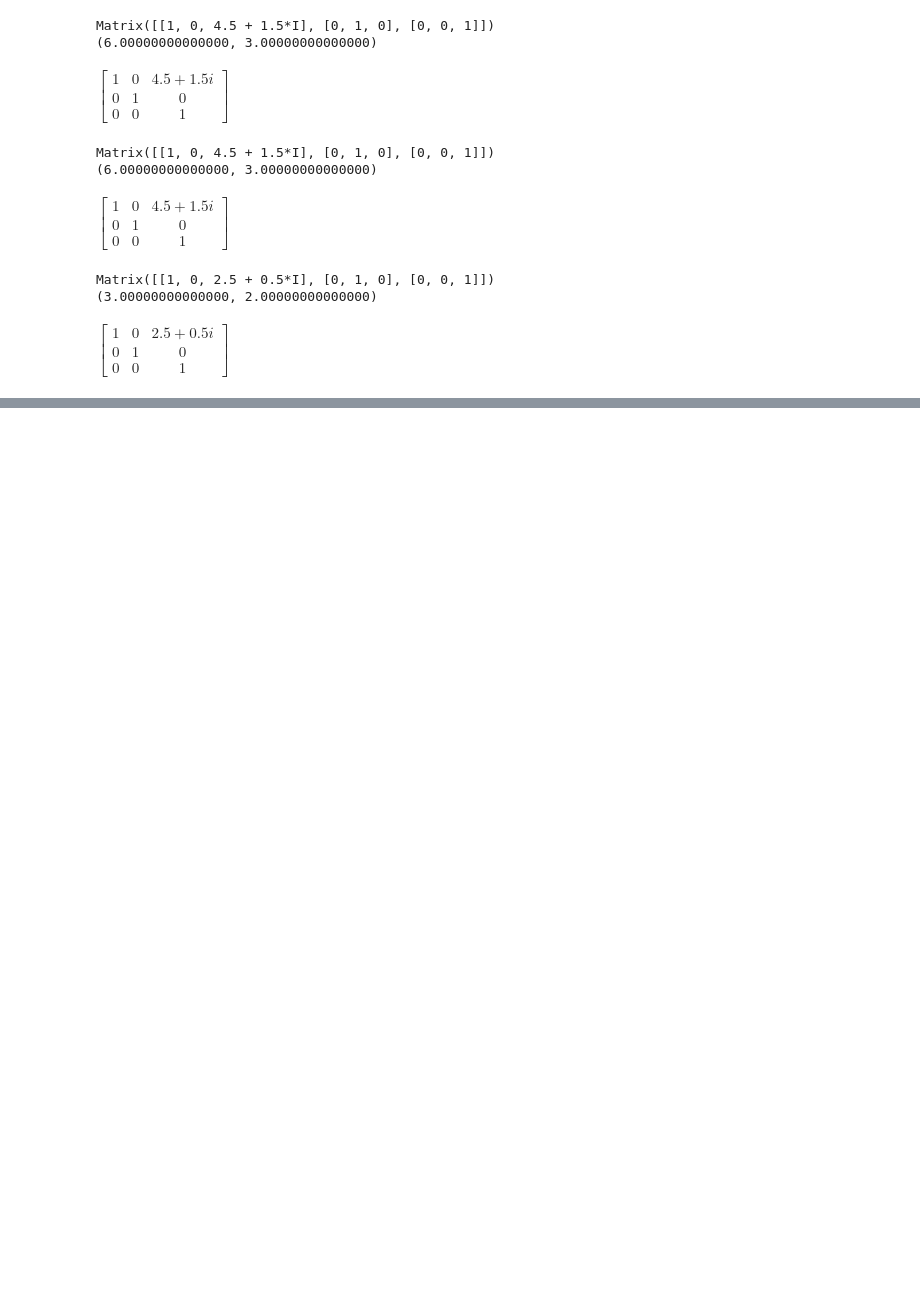
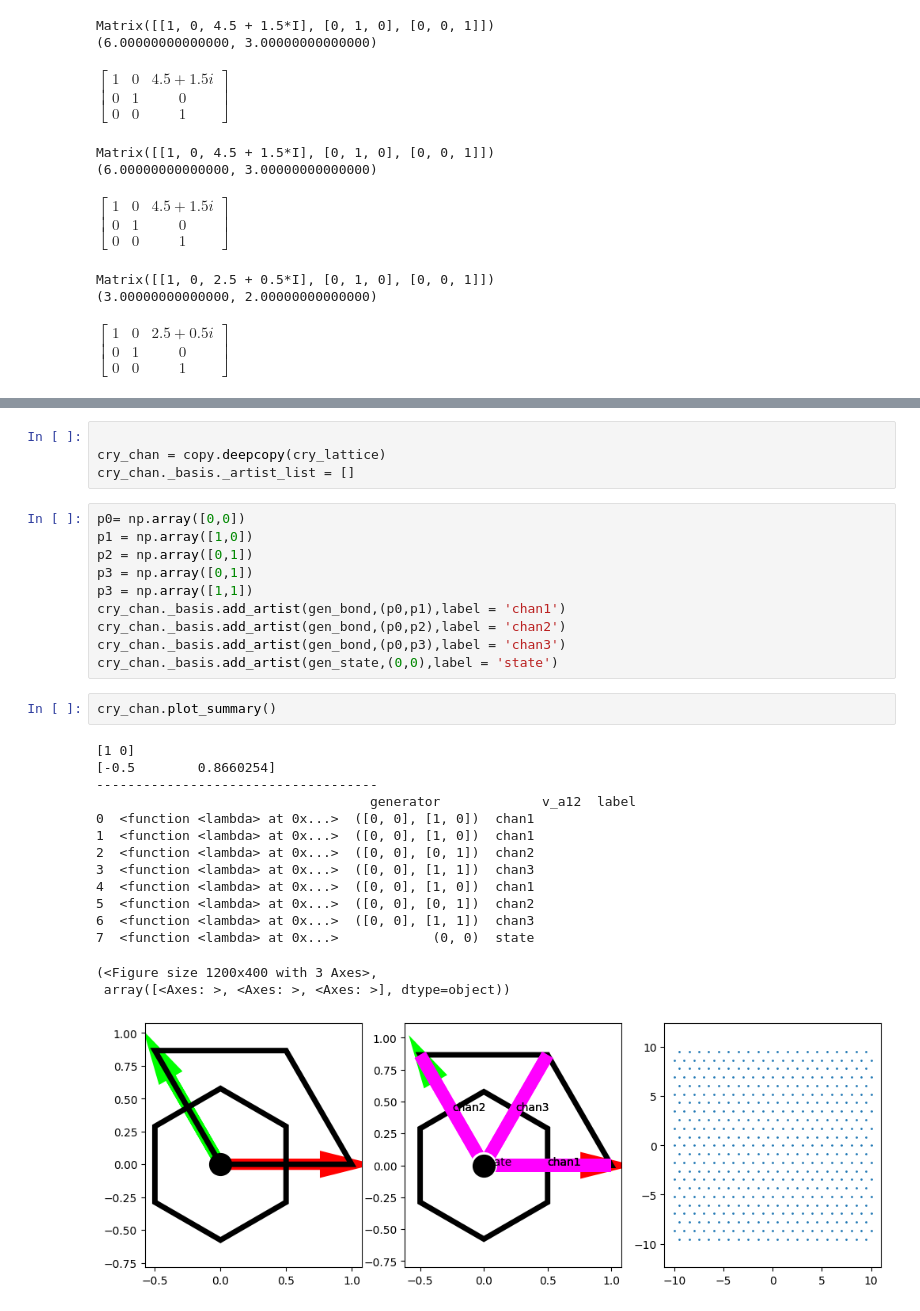
Before and after one commit to Potdooshami/2H_TaSe2_Tc_STM, a Jupyter notebook: E06_boundary_examples.ipynb, the cells around one changed output, grey strips where cells are left out. Drawn from its saved outputs; the diff is of its cells as text; blank space fills up the shorter version.

```diff
--- a/E06_boundary_examples.ipynb
+++ b/E06_boundary_examples.ipynb
@@ -209,0 +262,32 @@ $\displaystyle \left[\begin{matrix}1 & 0 & 2.5 + 0.5 i\\0 & 1 & 0\\0 & 0 & 1\end
+# %%
+
+cry_chan = copy.deepcopy(cry_lattice)
+cry_chan._basis._artist_list = []
+# %%
+p0= np.array([0,0])
+p1 = np.array([1,0])
+p2 = np.array([0,1])
+p3 = np.array([0,1])
+p3 = np.array([1,1])
+cry_chan._basis.add_artist(gen_bond,(p0,p1),label = 'chan1')
+cry_chan._basis.add_artist(gen_bond,(p0,p2),label = 'chan2')
+cry_chan._basis.add_artist(gen_bond,(p0,p3),label = 'chan3')
+cry_chan._basis.add_artist(gen_state,(0,0),label = 'state')
+# %%
+cry_chan.plot_summary()
+# %% [output]
+[1 0]
+[-0.5        0.8660254]
+------------------------------------
+                                   generator             v_a12  label
+0  <function <lambda> at 0x...>  ([0, 0], [1, 0])  chan1
+1  <function <lambda> at 0x...>  ([0, 0], [1, 0])  chan1
+2  <function <lambda> at 0x...>  ([0, 0], [0, 1])  chan2
+3  <function <lambda> at 0x...>  ([0, 0], [1, 1])  chan3
+4  <function <lambda> at 0x...>  ([0, 0], [1, 0])  chan1
+5  <function <lambda> at 0x...>  ([0, 0], [0, 1])  chan2
+6  <function <lambda> at 0x...>  ([0, 0], [1, 1])  chan3
+7  <function <lambda> at 0x...>            (0, 0)  state
+(<Figure size 1200x400 with 3 Axes>,
+ array([<Axes: >, <Axes: >, <Axes: >], dtype=object))
+[figure, added]
```
Also changed, not shown: parts of 18 cells of this notebook, 2 other files.
